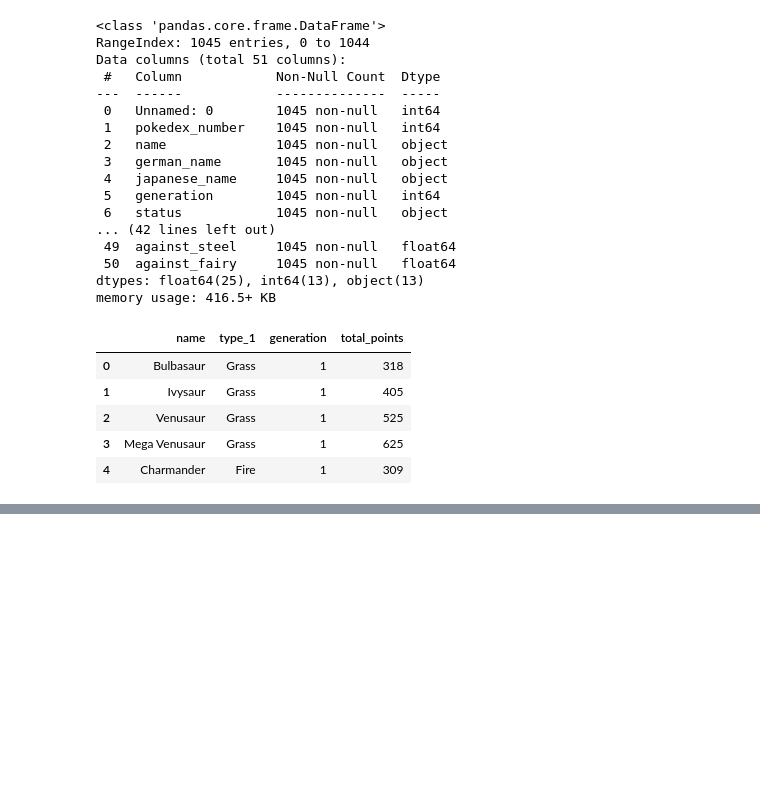
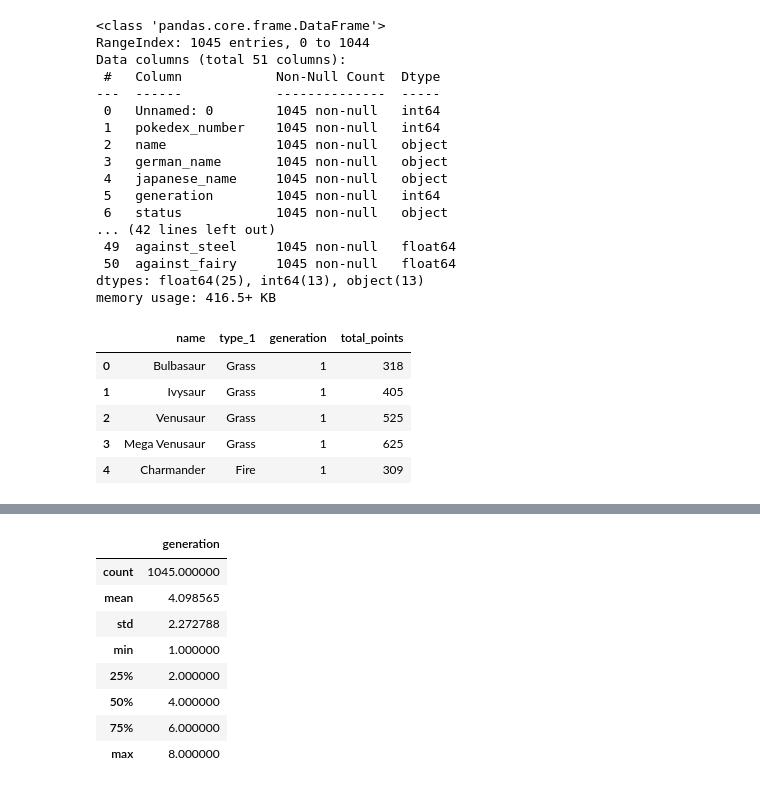
Before and after one commit to 1990Jasonlee/AirflowWeekend, a Jupyter notebook: Pokemon.ipynb, the cells around one changed output, grey strips where cells are left out. Cells and saved outputs as stored; diff of their text form; code cells hidden in the pictures; blank space fills up the shorter version.

```diff
--- a/Pokemon.ipynb
+++ b/Pokemon.ipynb
@@ -46,0 +82,12 @@ df.head()
+# %%
+df1.describe()
+# %% [output]
+|  | generation |
+| count | 1045.000000 |
+| mean | 4.098565 |
+| std | 2.272788 |
+| min | 1.000000 |
+| 25% | 2.000000 |
+| 50% | 4.000000 |
+| 75% | 6.000000 |
+| max | 8.000000 |
```
Also changed, not shown: parts of 7 cells of this notebook.
